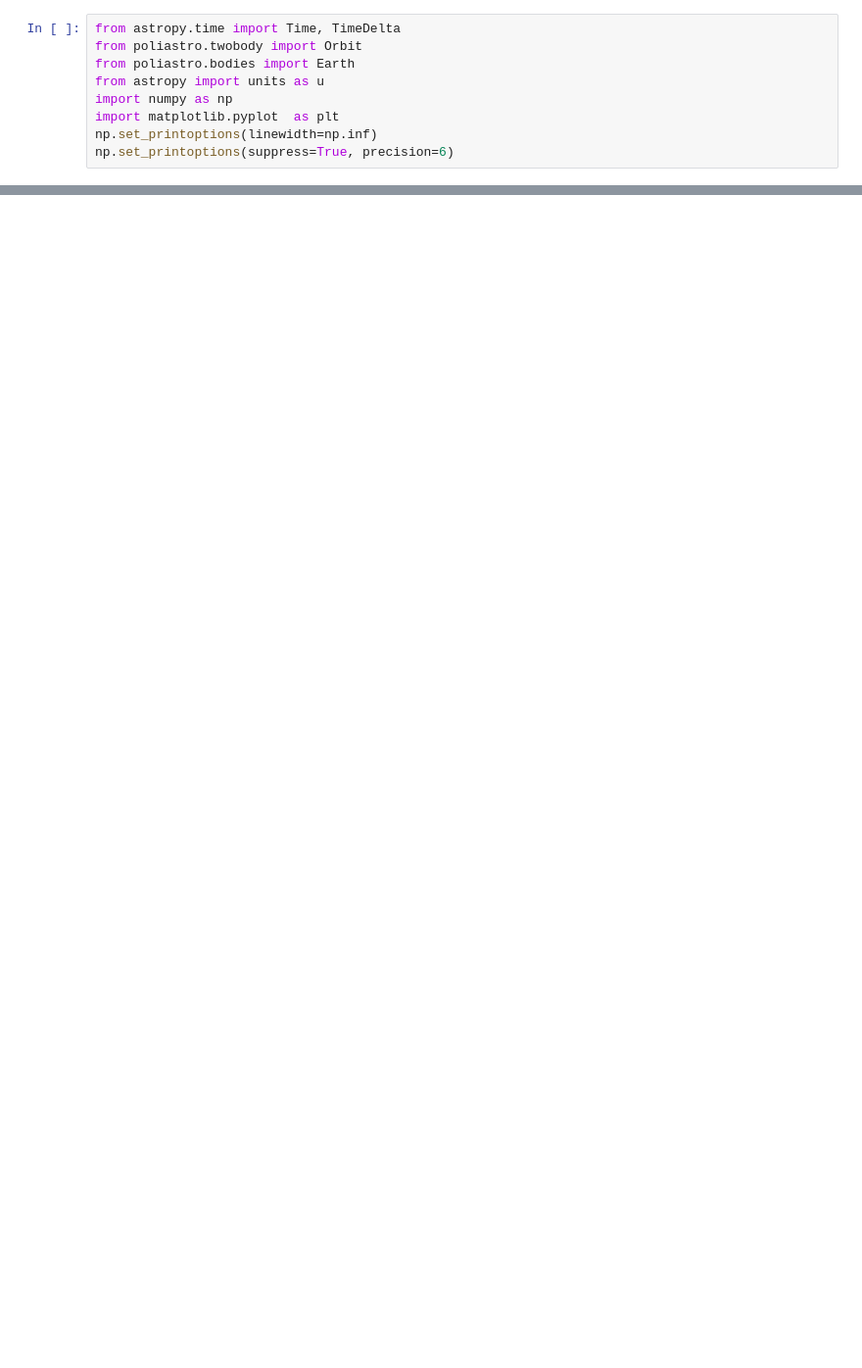
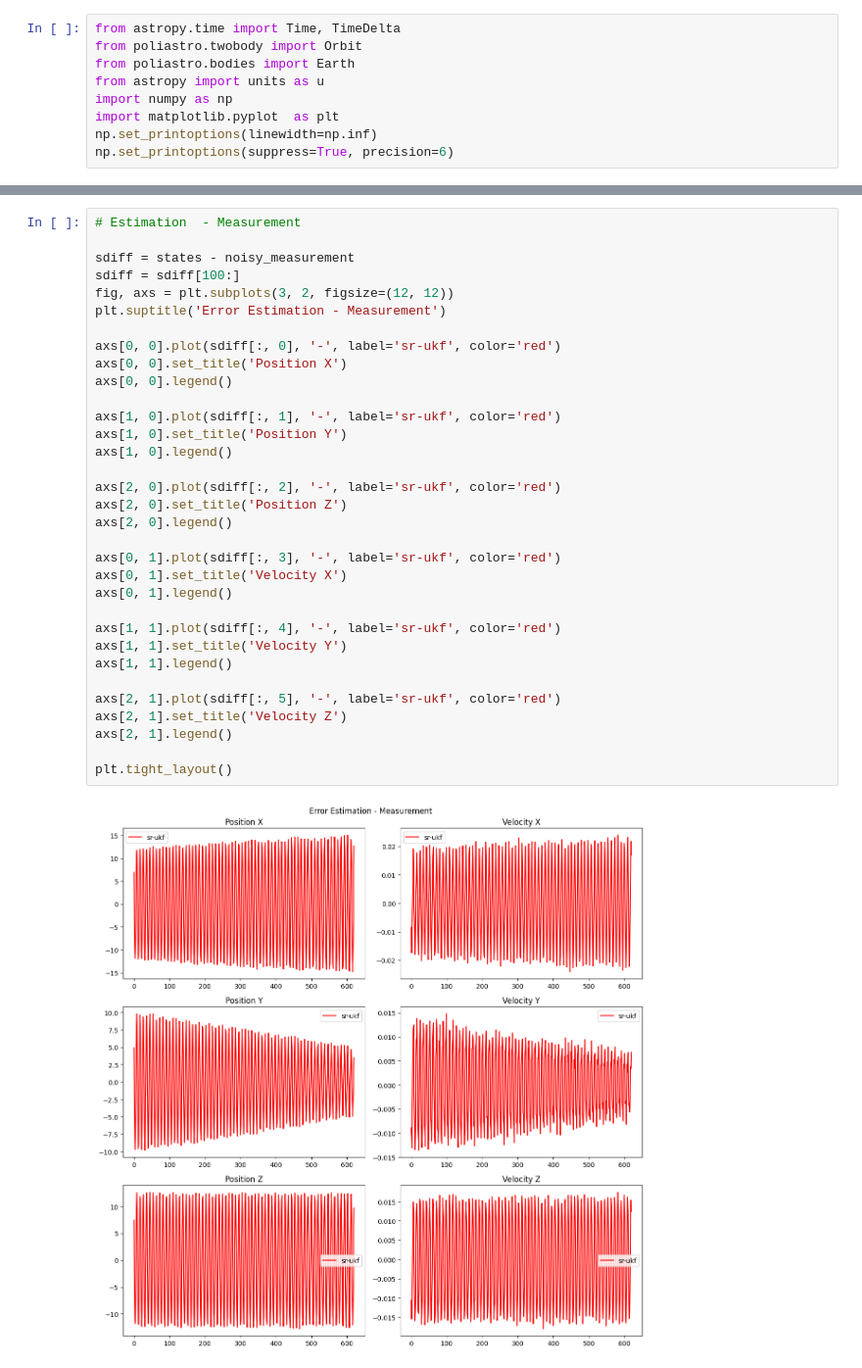
Before and after one commit to ElliotHYLee/asdf1234, a Jupyter notebook: hw2/hw2_sr_ukf.ipynb, the cells around one changed output, grey strips where cells are left out. Shown at 98% size. Drawn from its saved outputs; the diff is of its cells as text; blank space fills up the shorter version.

```diff
--- a/hw2/hw2_sr_ukf.ipynb
+++ b/hw2/hw2_sr_ukf.ipynb
@@ -319,0 +587,35 @@ plt.show()
+# %%
+# Estimation  - Measurement
+
+sdiff = states - noisy_measurement
+sdiff = sdiff[100:]
+fig, axs = plt.subplots(3, 2, figsize=(12, 12))
+plt.suptitle('Error Estimation - Measurement')
+
+axs[0, 0].plot(sdiff[:, 0], '-', label='sr-ukf', color='red')
+axs[0, 0].set_title('Position X')
+axs[0, 0].legend()
+
+axs[1, 0].plot(sdiff[:, 1], '-', label='sr-ukf', color='red')
+axs[1, 0].set_title('Position Y')
+axs[1, 0].legend()
+
+axs[2, 0].plot(sdiff[:, 2], '-', label='sr-ukf', color='red')
+axs[2, 0].set_title('Position Z')
+axs[2, 0].legend()
+
+axs[0, 1].plot(sdiff[:, 3], '-', label='sr-ukf', color='red')
+axs[0, 1].set_title('Velocity X')
+axs[0, 1].legend()
+
+axs[1, 1].plot(sdiff[:, 4], '-', label='sr-ukf', color='red')
+axs[1, 1].set_title('Velocity Y')
+axs[1, 1].legend()
+
+axs[2, 1].plot(sdiff[:, 5], '-', label='sr-ukf', color='red')
+axs[2, 1].set_title('Velocity Z')
+axs[2, 1].legend()
+
+plt.tight_layout()
+# %% [output]
+[figure, added]
```
Also changed, not shown: parts of 17 cells of this notebook.
